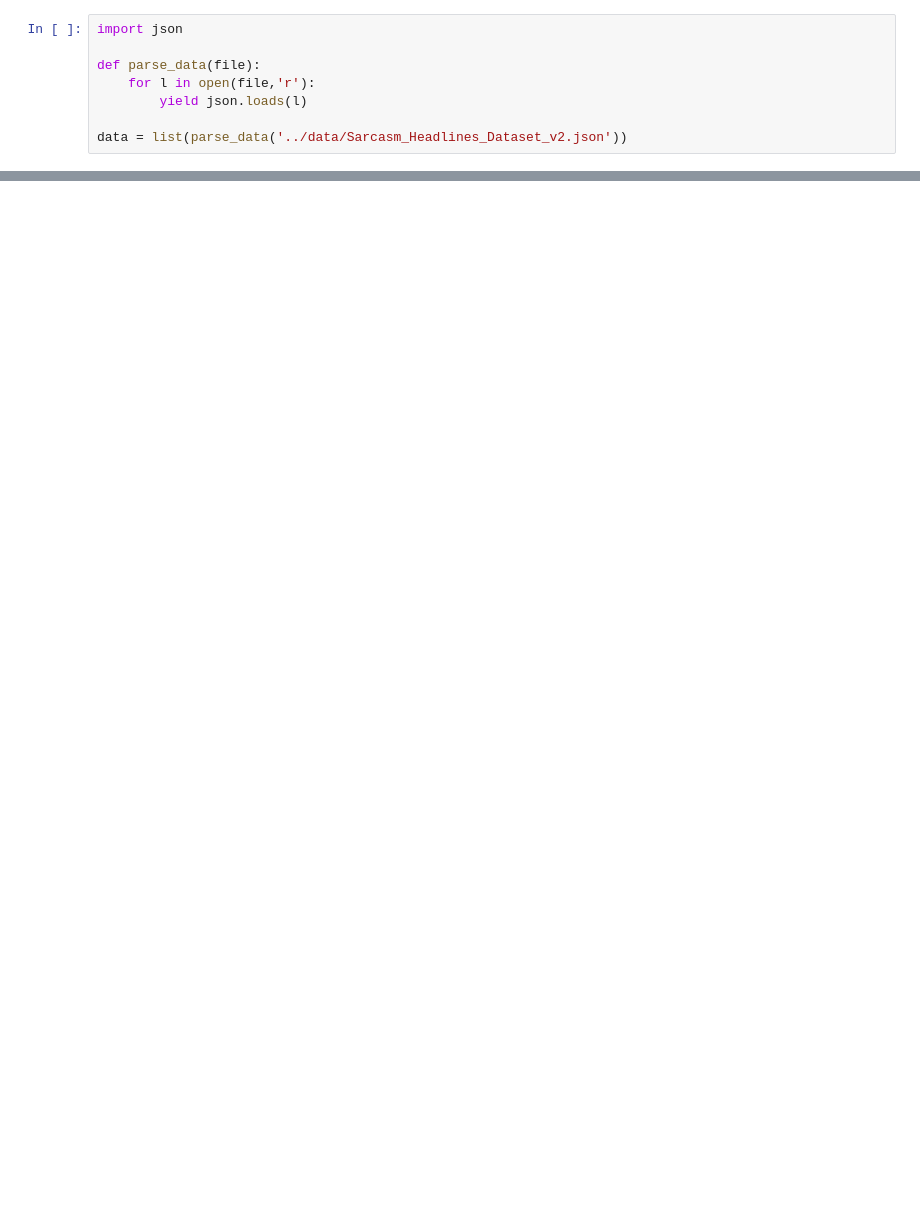
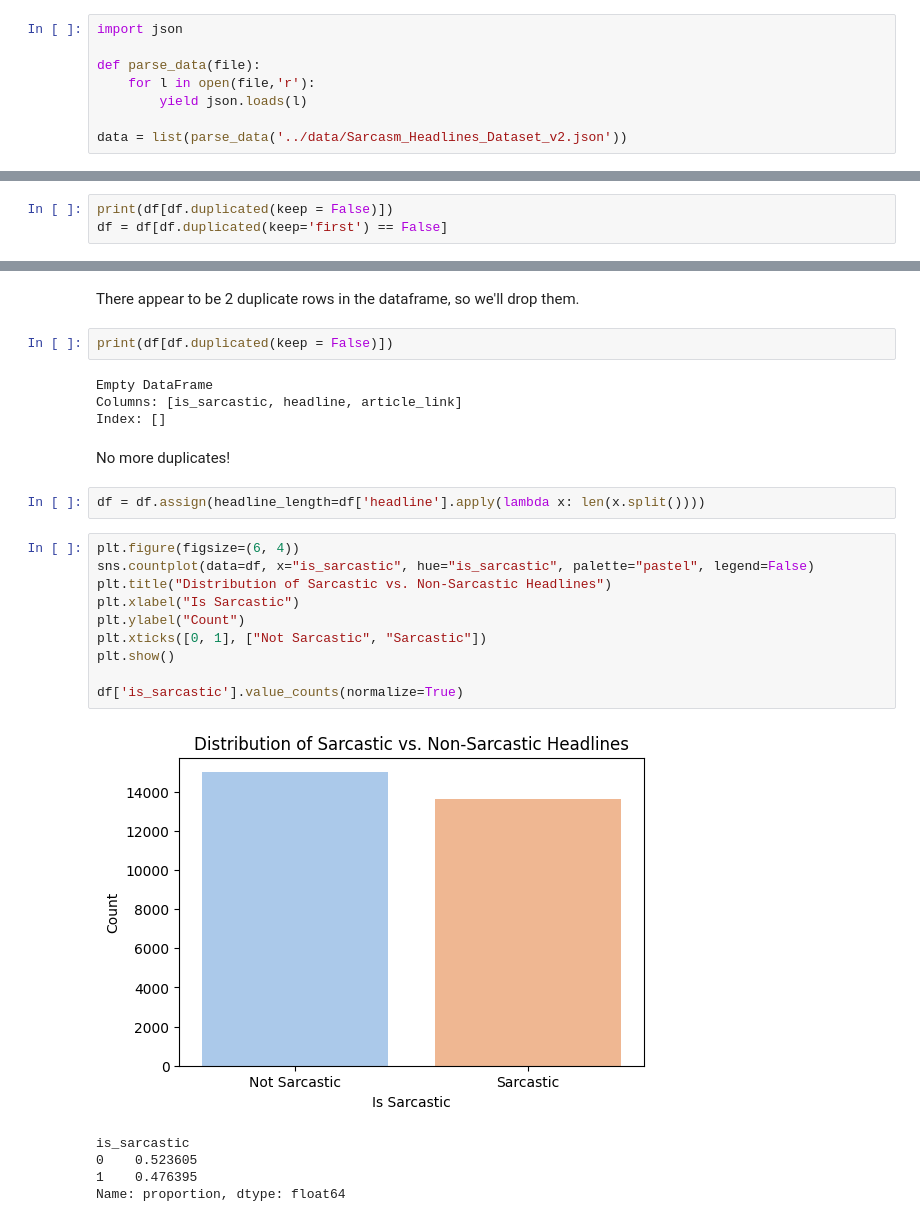
Before and after one commit to aditya-iyer1/sarcasm-detection, a Jupyter notebook: code/aditya-eda.ipynb, the cells around one changed output, grey strips where cells are left out. Cells and saved outputs as stored; diff of their text form; blank space fills up the shorter version.

```diff
--- a/code/aditya-eda.ipynb
+++ b/code/aditya-eda.ipynb
@@ -28,0 +73,3 @@ data
+# %%
+print(df[df.duplicated(keep = False)])
+df = df[df.duplicated(keep='first') == False]
@@ -28,0 +88,28 @@ data
+# %% [markdown]
+There appear to be 2 duplicate rows in the dataframe, so we'll drop them.
+# %%
+print(df[df.duplicated(keep = False)])
+# %% [output]
+Empty DataFrame
+Columns: [is_sarcastic, headline, article_link]
+Index: []
+# %% [markdown]
+No more duplicates!
+# %%
+df = df.assign(headline_length=df['headline'].apply(lambda x: len(x.split())))
+# %%
+plt.figure(figsize=(6, 4))
+sns.countplot(data=df, x="is_sarcastic", hue="is_sarcastic", palette="pastel", legend=False)
+plt.title("Distribution of Sarcastic vs. Non-Sarcastic Headlines")
+plt.xlabel("Is Sarcastic")
+plt.ylabel("Count")
+plt.xticks([0, 1], ["Not Sarcastic", "Sarcastic"])
+plt.show()
+
+df['is_sarcastic'].value_counts(normalize=True)
+# %% [output]
+[figure, added]
+is_sarcastic
+0    0.523605
+1    0.476395
+Name: proportion, dtype: float64
```
Also changed, not shown: parts of 16 cells of this notebook, 1 other file.
